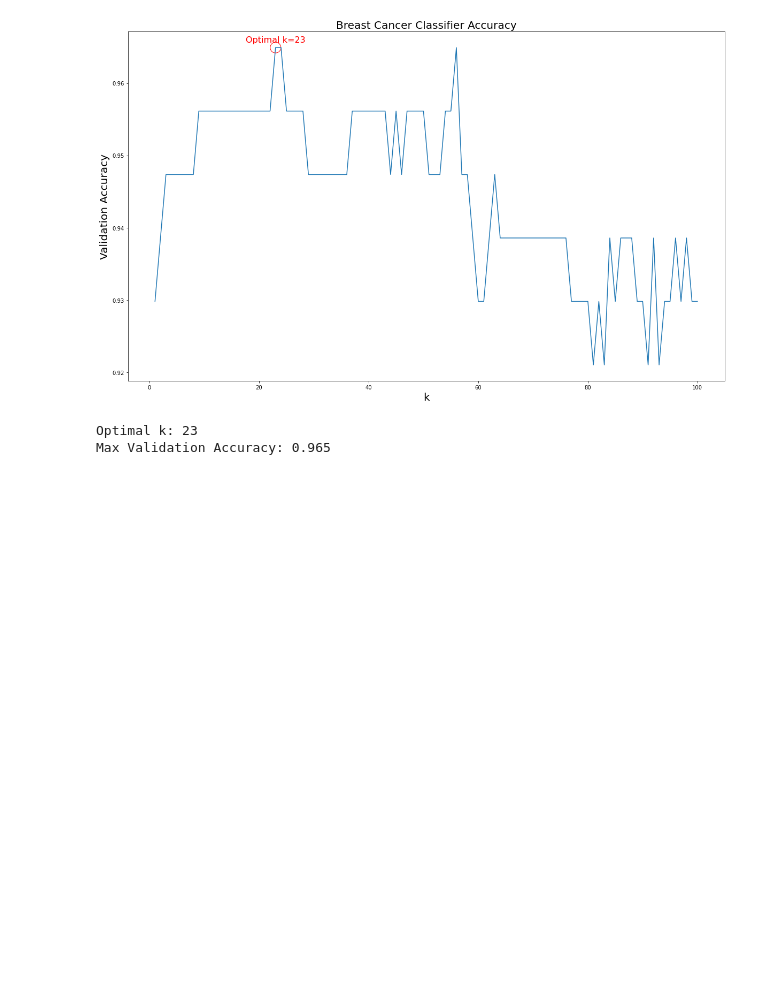
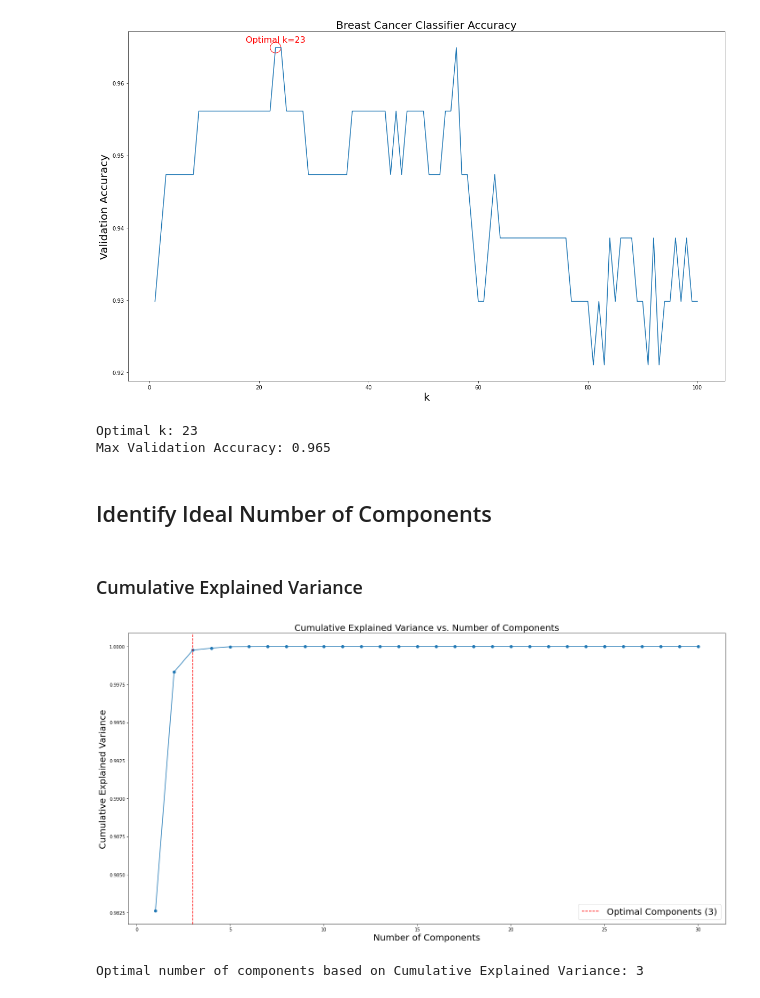
Before and after one commit to MarcLinderGit/breast_cancer, a Jupyter notebook: breast_cancer.ipynb, the cells around one changed output. Saved outputs shown, nothing was run; the diff lists cells and outputs as text; code cells hidden in the pictures; blank space fills up the shorter version.

Commit message:
add PCA & Visualization

```diff
--- a/breast_cancer.ipynb
+++ b/breast_cancer.ipynb
@@ -133,3 +163,46 @@ print(f'Max Validation Accuracy: {max_accuracy:.3f}')
 [figure]
 Optimal k: 23
 Max Validation Accuracy: 0.965
+# %% [markdown]
+## Identify Ideal Number of Components
+# %% [markdown]
+### Cumulative Explained Variance
+# %%
+# Initialize a PCA model with a high number of components
+pca = PCA(n_components=len(training_data[0]))
+
+# Fit the PCA model to the training data
+pca.fit(training_data)
+
+# Calculate cumulative explained variance
+cumulative_variance = []
+explained_variance = pca.explained_variance_ratio_
+for i in range(1, len(explained_variance) + 1):
+    cumulative_variance.append(sum(explained_variance[:i]))
+
+# Find the point where cumulative explained variance increase becomes incremental
+incremental_threshold = 0.0005  # .05%
+optimal_cumulative_variance_components = None
+
+for i in range(1, len(cumulative_variance)):
+    if cumulative_variance[i] - cumulative_variance[i - 1] < incremental_threshold:
+        optimal_cumulative_variance_components = i
+        break
+
+# Plot cumulative explained variance
+plt.figure(figsize=(24, 12))
+plt.plot(range(1, len(cumulative_variance) + 1), cumulative_variance, marker='o')
+if optimal_cumulative_variance_components:
+    plt.axvline(x=optimal_cumulative_variance_components, color='r', linestyle='--', label=f'Optimal Components ({optimal_cumulative_variance_components})')
+plt.xlabel('Number of Components', fontsize=20)
+plt.ylabel('Cumulative Explained Variance', fontsize=20)
+plt.title('Cumulative Explained Variance vs. Number of Components', fontsize=20)
+plt.legend(fontsize=20)
+
+plt.show()
+
+# Print optimal component value
+print(f"Optimal number of components based on Cumulative Explained Variance: {optimal_cumulative_variance_components}")
+# %% [output]
+[figure, added]
+Optimal number of components based on Cumulative Explained Variance: 3
```
Also changed, not shown: parts of 8 cells of this notebook, 1 other file.
